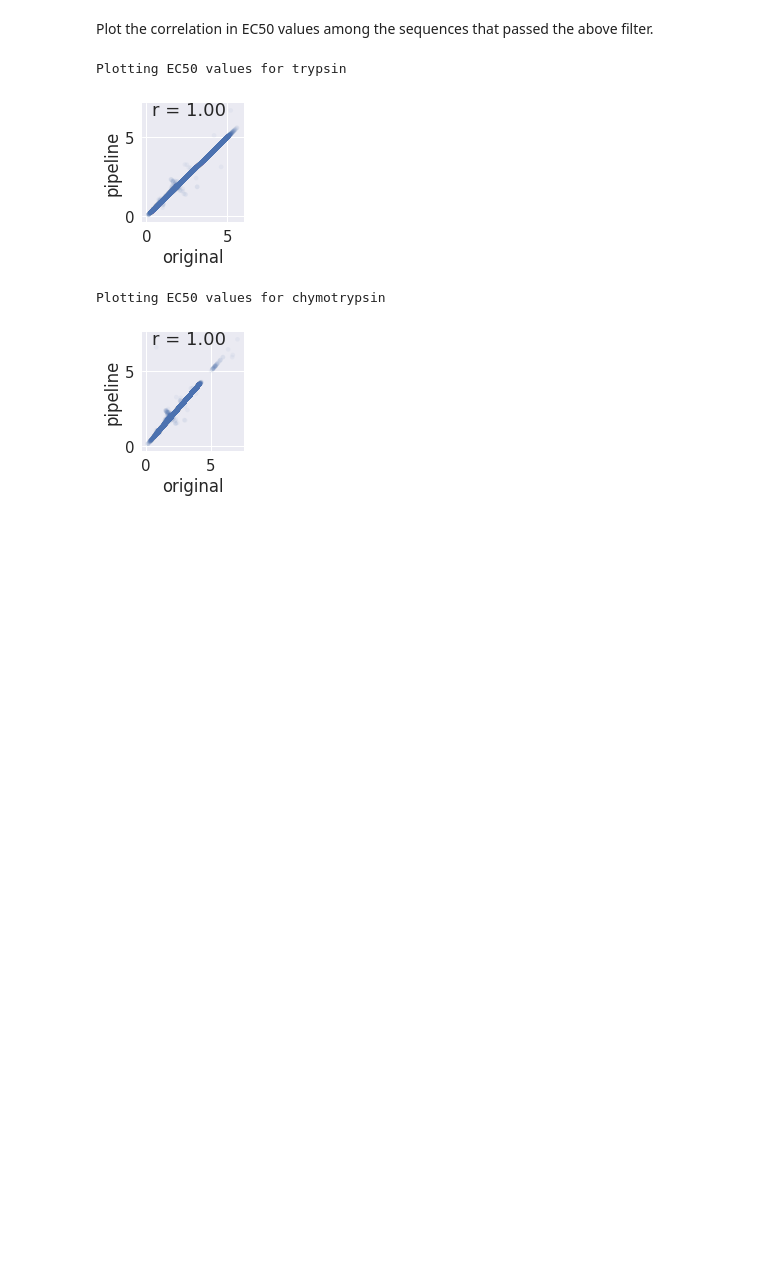
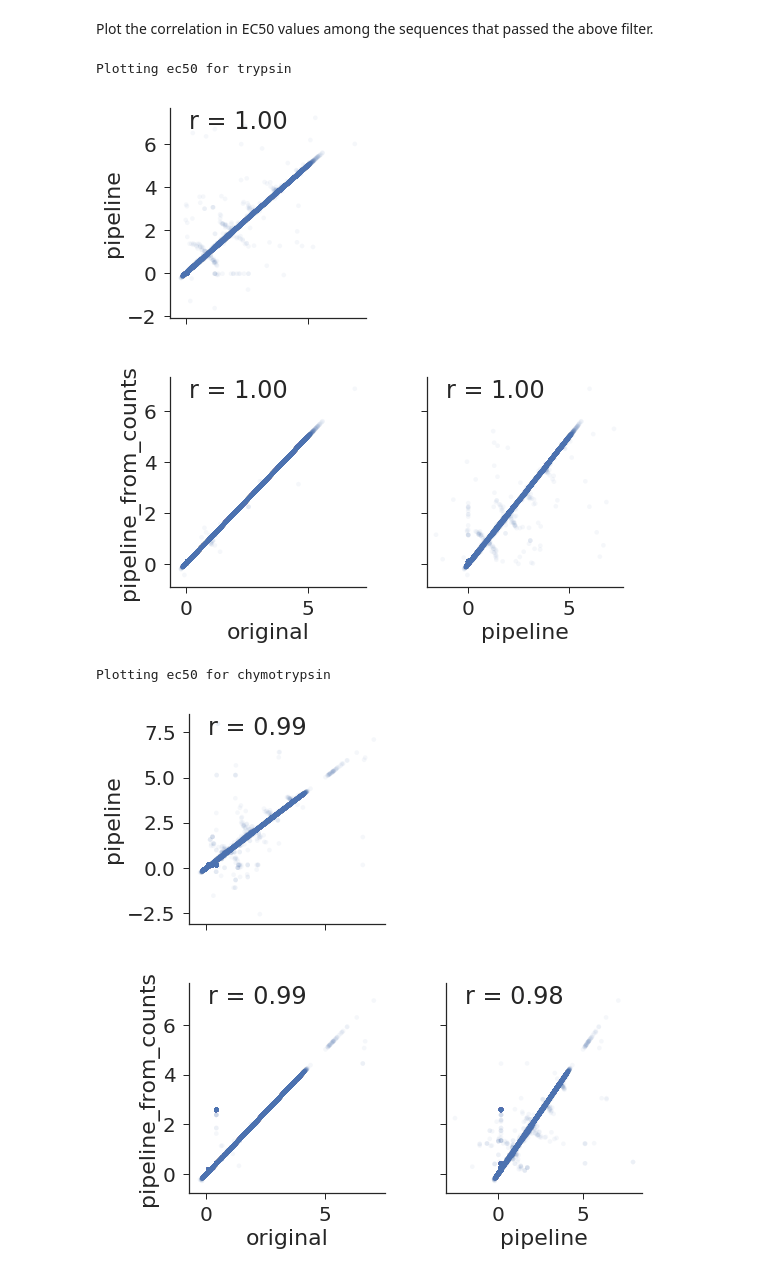
Before and after one commit to Haddox/prot_stab_analysis_pipeline, a Jupyter notebook: example_analysis_code.ipynb, the cells around one changed output. Drawn from its saved outputs; the diff is of its cells as text; code cells hidden in the pictures; blank space fills up the shorter version.

Commit message:
Update notebook for reproducing the results from Rocklin et al, 2017, Science

```diff
--- a/example_analysis_code.ipynb
+++ b/example_analysis_code.ipynb
@@ -20,4 +32,22 @@ designed_sequences_file = os.path.join(data_dir, 'designed_protein_sequences.csv
 experimental_summary_file = os.path.join(data_dir, 'experimental_summary.csv')
 fastq_dir = '/work/05402/haddox/jupyter/sd2e-community/archive/ingest/Q0/sd2.biofab.upload/Rocklin_ProtStab/'
 pear_path = '/home/05402/haddox/software/pear/bin/pear'
-output_dir = 'results/'
+five_prime_flanking_seq = 'CATATG'
+three_prime_flanking_seq = 'CTCGAG'
+output_dir = 'results/Rocklin_2017_Science/'
+
+# Write the command to carry everything out
+cmd = ' '.join([
+    'python',
+    'scripts/compute_ec50_values_from_deep_sequencing_data.py',
+    '--designed_sequences_file {0}'.format(designed_sequences_file),
+    '--experimental_summary_file {0}'.format(experimental_summary_file),
+    '--fastq_dir {0}'.format(fastq_dir),
+    '--pear_path {0}'.format(pear_path),
+    '--five_prime_flanking_seq {0}'.format(five_prime_flanking_seq),
+    '--three_prime_flanking_seq {0}'.format(three_prime_flanking_seq),
+    '--output_dir {0}'.format(output_dir)
+])
+
+print("To complete this step, manually activate the environment encoded in environment_compute_ec50_values.yml and then run the command: \n")
+print(cmd)
@@ -284,40 +331,42 @@ Plot the correlation in EC50 values among the sequences that passed the above fi
 # %%
 def corrfunc(x, y, contour, **kws):
     ncontours=10
 
     r, _ = scipy.stats.pearsonr(x, y)
     ax = plt.gca()
     ax.annotate("r = {:.2f}".format(r),
                 xy=(.1, .9), xycoords=ax.transAxes)
 
     if contour:
         sns.kdeplot(x, y, shade=True, n_levels=ncontours)
     else:
         plt.scatter(x, y, s=22, alpha=0.05, marker='o', edgecolor='none', rasterized=True)
 
-labels = ['original', 'pipeline']
-for (protease, protease_df) in [('trypsin', trypsin_ec50_df), ('chymotrypsin', chymo_ec50_df)]:
-    print("Plotting EC50 values for {0}".format(protease))
-    p = sns.PairGrid(protease_df.dropna(how='any'), vars=labels)
-    p.set(
-        xticks=[0, 5],
-        yticks=[0, 5],
-    )
+metrics = ['ec50', 'ec50_95ci', 'ec50_95ci_lbound', 'ec50_95ci_ubound']
+for metric in metrics:
+    for protease in proteases:
+        print("Plotting {0} for {1}".format(metric, protease))
+        columns_to_plot = ['{0}_{1}_{2}'.format(metric, protease[0], replicate) for replicate in replicates]
+        data = ec50s_df[columns_to_plot].dropna(how='any')
+        data.rename(columns={
+            col : col.replace('{0}_{1}_'.format(metric, protease[0]), '')
+            for col in columns_to_plot
+        }, inplace=True)
+        p = sns.PairGrid(data, size=4)
+        #p.set(xticks=[0, 5], yticks=[0, 5])
 
-    # Hide the plots above the diagonal
-    for (i, j) in zip(*numpy.triu_indices_from(p.axes, 1)):
-        p.axes[i, j].set_visible(False)
-    for (i, j) in zip(*numpy.diag_indices_from(p.axes)):
-        p.axes[i, j].set_visible(False)
+        # Hide the plots above the diagonal
+        for (i, j) in zip(*numpy.triu_indices_from(p.axes, 1)):
+            p.axes[i, j].set_visible(False)
+        for (i, j) in zip(*numpy.diag_indices_from(p.axes)):
+            p.axes[i, j].set_visible(False)
 
-    # Show correlation coefficients on plots
-    p.map_lower(corrfunc, contour=False)
+        # Show correlation coefficients on plots
+        p.map_lower(corrfunc, contour=False)
 
-    #plt.xscale('log')
-    #plt.yscale('log')
-    plt.show()
+        plt.show()
 # %% [output]
-Plotting EC50 values for trypsin
+Plotting ec50 for trypsin
-[figure, old version]
+[figure, new version]
-Plotting EC50 values for chymotrypsin
+Plotting ec50 for chymotrypsin
-[figure, old version]
+[figure, new version]
```
Also changed, not shown: parts of 37 cells of this notebook.
